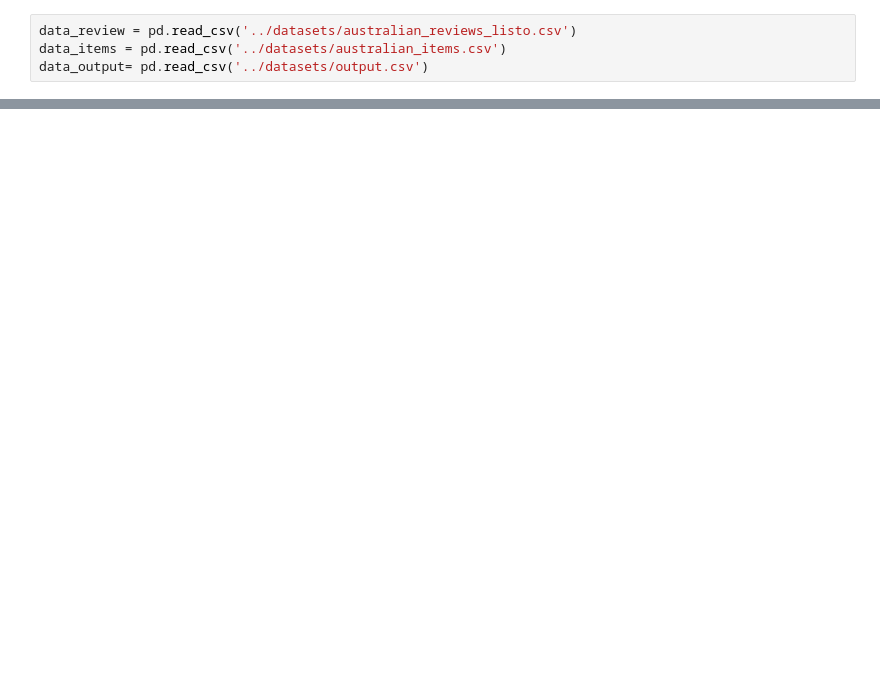
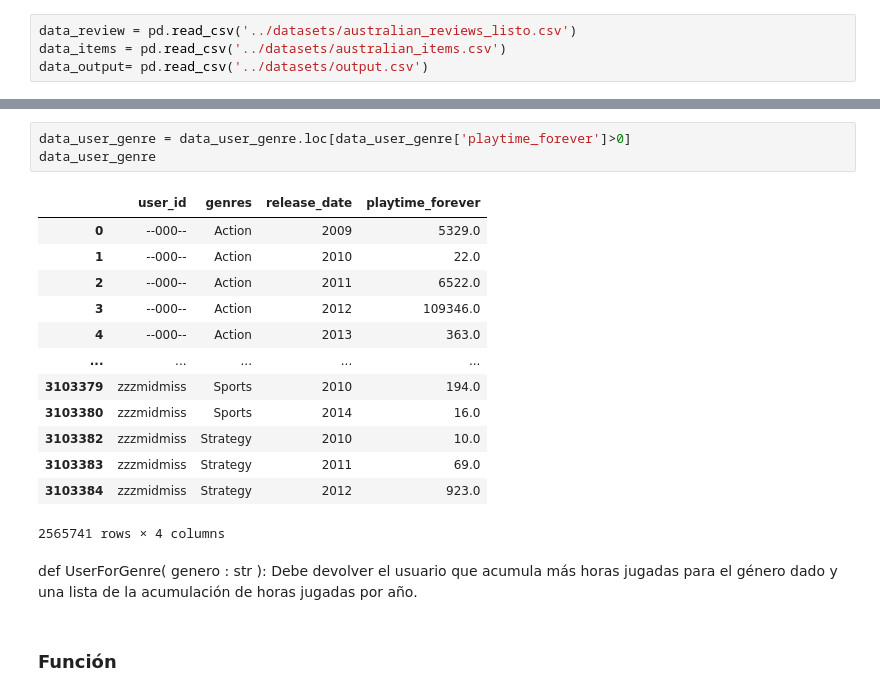
Before and after one commit to MaximilianoTauil/Individual_Proyecto, a Jupyter notebook: Notebooks/Data_funciones.ipynb, the cells around one changed output, grey strips where cells are left out. Cells and saved outputs as stored; diff of their text form; blank space fills up the shorter version.

```diff
--- a/Notebooks/Data_funciones.ipynb
+++ b/Notebooks/Data_funciones.ipynb
@@ -48,0 +174,21 @@ df_users
+# %%
+data_user_genre = data_user_genre.loc[data_user_genre['playtime_forever']>0]
+data_user_genre
+# %% [output]
+|  | user_id | genres | release_date | playtime_forever |
+| 0 | --000-- | Action | 2009 | 5329.0 |
+| 1 | --000-- | Action | 2010 | 22.0 |
+| 2 | --000-- | Action | 2011 | 6522.0 |
+| 3 | --000-- | Action | 2012 | 109346.0 |
+| 4 | --000-- | Action | 2013 | 363.0 |
+| ... | ... | ... | ... | ... |
+| 3103379 | zzzmidmiss | Sports | 2010 | 194.0 |
+| 3103380 | zzzmidmiss | Sports | 2014 | 16.0 |
+| 3103382 | zzzmidmiss | Strategy | 2010 | 10.0 |
+| 3103383 | zzzmidmiss | Strategy | 2011 | 69.0 |
+| 3103384 | zzzmidmiss | Strategy | 2012 | 923.0 |
+2565741 rows × 4 columns
+# %% [markdown]
+def UserForGenre( genero : str ): Debe devolver el usuario que acumula más horas jugadas para el género dado y una lista de la acumulación de horas jugadas por año.
+# %% [markdown]
+### Función
```
Also changed, not shown: parts of 35 cells of this notebook, 2 other files.
